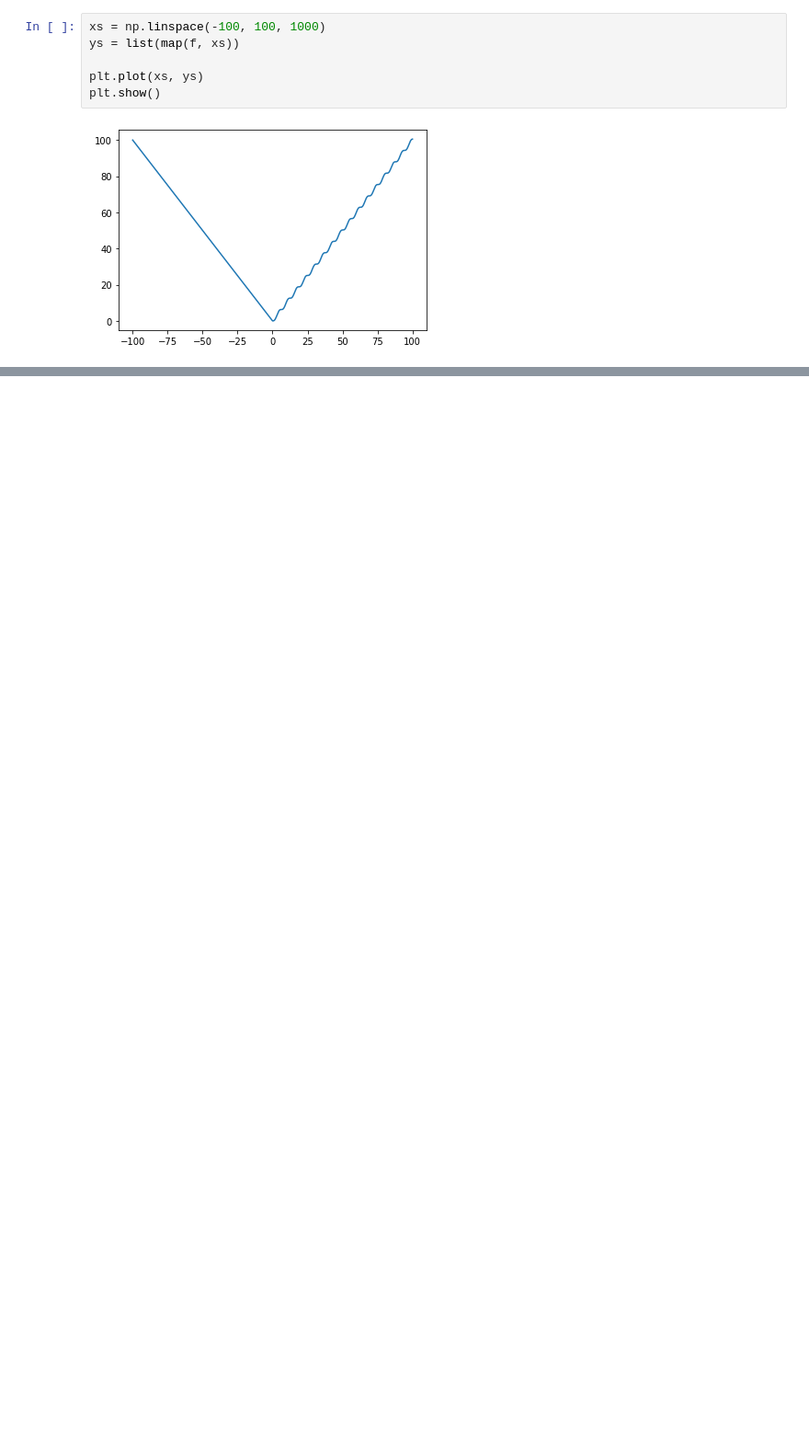
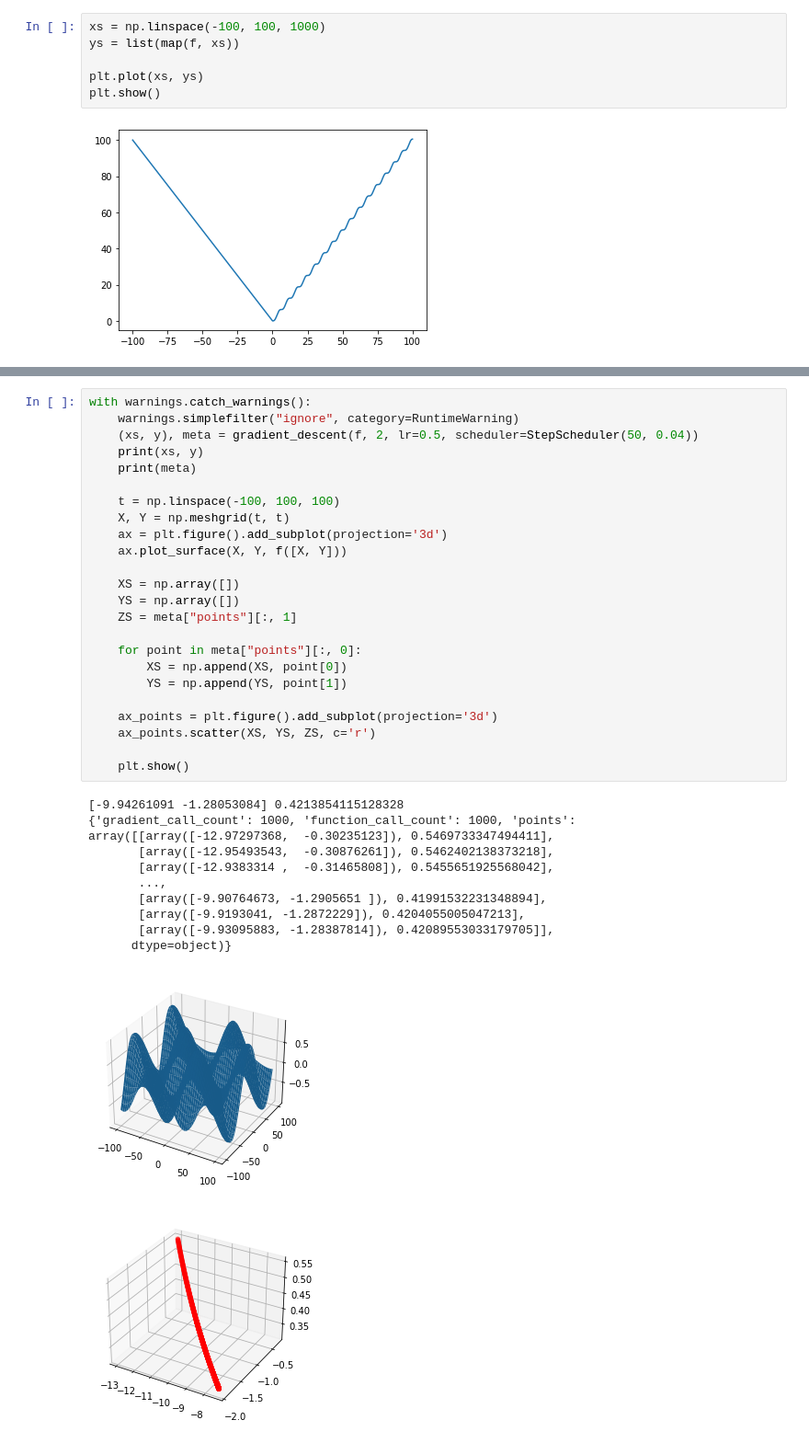
Before and after one commit to EasySocHacks/Optimization-Methods-IFMO, a Jupyter notebook: HW1/1.2.ipynb, the cells around one changed output, grey strips where cells are left out. Shown: that part at 92% size. Drawn from its saved outputs; the diff is of its cells as text; blank space fills up the shorter version.

```diff
--- a/HW1/1.2.ipynb
+++ b/HW1/1.2.ipynb
@@ -84,0 +149,36 @@ with warnings.catch_warnings():
+# %%
+with warnings.catch_warnings():
+    warnings.simplefilter("ignore", category=RuntimeWarning)
+    (xs, y), meta = gradient_descent(f, 2, lr=0.5, scheduler=StepScheduler(50, 0.04))
+    print(xs, y)
+    print(meta)
+
+    t = np.linspace(-100, 100, 100)
+    X, Y = np.meshgrid(t, t)
+    ax = plt.figure().add_subplot(projection='3d')
+    ax.plot_surface(X, Y, f([X, Y]))
+
+    XS = np.array([])
+    YS = np.array([])
+    ZS = meta["points"][:, 1]
+
+    for point in meta["points"][:, 0]:
+        XS = np.append(XS, point[0])
+        YS = np.append(YS, point[1])
+
+    ax_points = plt.figure().add_subplot(projection='3d')
+    ax_points.scatter(XS, YS, ZS, c='r')
+
+    plt.show()
+# %% [output]
+[-9.94261091 -1.28053084] 0.4213854115128328
+{'gradient_call_count': 1000, 'function_call_count': 1000, 'points': array([[array([-12.97297368,  -0.30235123]), 0.5469733347494411],
+       [array([-12.95493543,  -0.30876261]), 0.5462402138373218],
+       [array([-12.9383314 ,  -0.31465808]), 0.5455651925568042],
+       ...,
+       [array([-9.90764673, -1.2905651 ]), 0.41991532231348894],
+       [array([-9.9193041, -1.2872229]), 0.4204055005047213],
+       [array([-9.93095883, -1.28387814]), 0.42089553033179705]],
+      dtype=object)}
+[figure, added]
+[figure, added]
```
Also changed, not shown: parts of 8 cells of this notebook, 2 other files.
